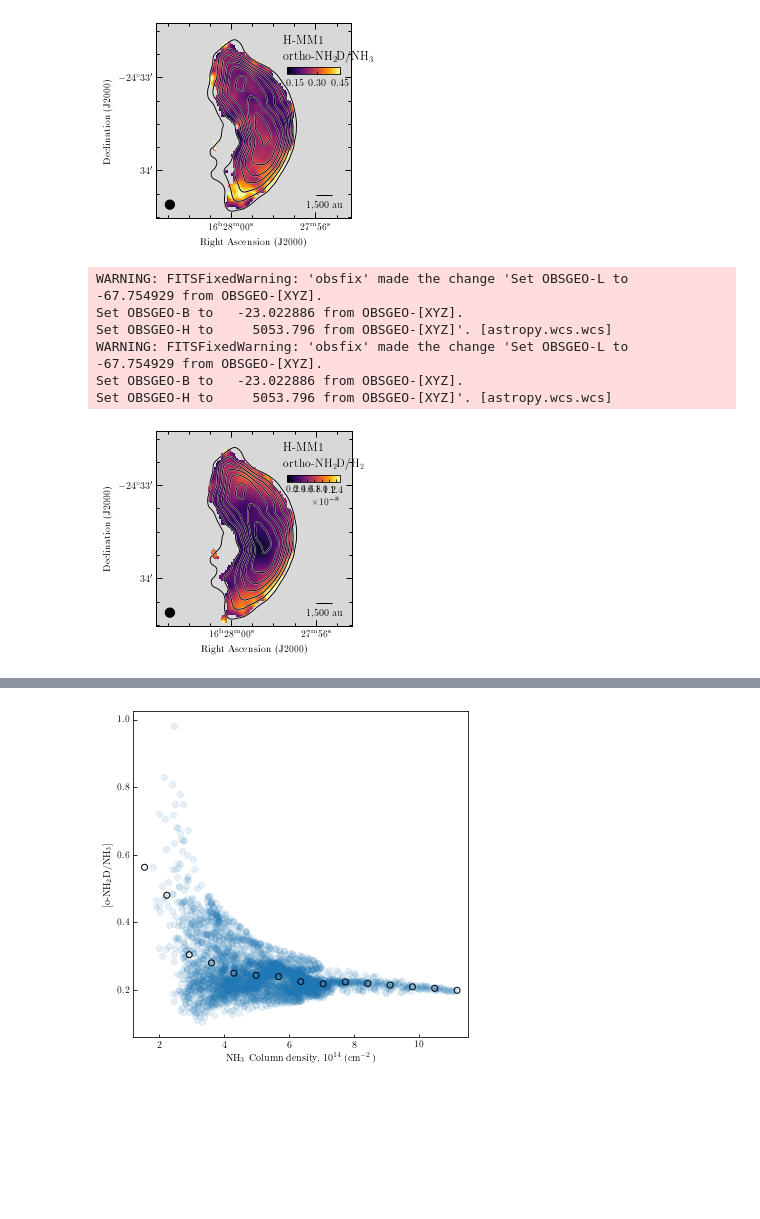
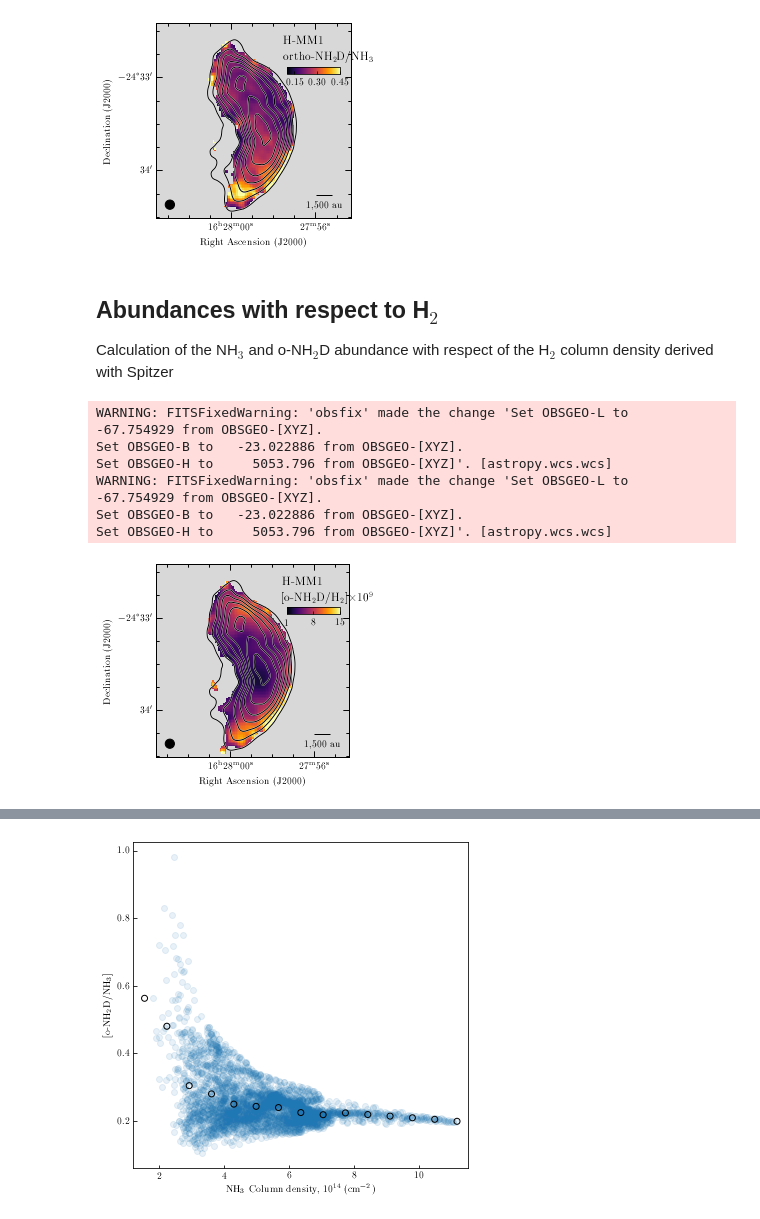
Before and after one commit to jpinedaf/H-MM1_NH3, a Jupyter notebook: H-MM1_compare_NH2D_NH3.ipynb, the cells around one changed output, grey strips where cells are left out. Cells and saved outputs as stored; diff of their text form; code cells hidden in the pictures; blank space fills up the shorter version.

Commit message:
Update H2 and ratios -updated H2 column density file -new scatter plots of NH3 and NH2D vs H2, it highlights the depletion

```diff
--- a/H-MM1_compare_NH2D_NH3.ipynb
+++ b/H-MM1_compare_NH2D_NH3.ipynb
@@ -1297,29 +1275,41 @@ WARNING: FITSFixedWarning: 'obsfix' made the change 'Set OBSGEO-L to   -67.75492
 Set OBSGEO-B to   -23.022886 from OBSGEO-[XYZ].
 Set OBSGEO-H to     5053.796 from OBSGEO-[XYZ]'. [astropy.wcs.wcs]
 [figure]
+# %% [markdown]
+## Abundances with respect to H$_2$
+Calculation of the NH$_3$ and o-NH$_2$D abundance with respect of the H$_2$ column density derived with Spitzer
+# %%
+oNH2D_H2 = oNH2D_array*1e14/N_H2 * 1e9
+pNH2D_H2 = pNH2D_array*1e14/N_H2 * 1e9
+NH3_H2 = 10**NH3_Ncol/N_H2 * 1e9
+
+# abundances in units of 10^-9
+hdu_oNH2D_H2_regrid = fits.PrimaryHDU(oNH2D_H2, hd_Ncol)
+hdu_pNH2D_H2_regrid = fits.PrimaryHDU(pNH2D_H2, hd_Ncol)
+hdu_NH3_H2_regrid = fits.PrimaryHDU(NH3_H2, hd_Ncol)
 # %%
 text_color = 'black'
 fig = aplpy.FITSFigure(hdu_oNH2D_H2_regrid, figsize=(4, 4))
 # fig.show_colorscale(cmap='inferno', interpolation='None')
-fig.show_colorscale(vmin=5e-10, vmax=1.5e-8, cmap='inferno', interpolation='None')
+fig.show_colorscale(vmin=1, vmax=1.5e1, cmap='inferno', interpolation='None')
 plot_setup_alma(fig, label_col=text_color)
 #
 fig.add_label(xpos_lab1, ypos_lab1, 'H-MM1', relative=True,
                 horizontalalignment='left', color=text_color, size=12)
-fig.add_label(xpos_lab2, ypos_lab2, r'ortho-NH$_2$D/H$_2$', relative=True,
+fig.add_label(xpos_lab2, ypos_lab2, r'[o-NH$_2$D/H$_2$]$\times10^9$', relative=True,
                 horizontalalignment='left', color=text_color, size=12)
 
 fig.add_colorbar()
 fig.colorbar.set_box(col_pos, 'horizontal')
-# fig.colorbar.set_ticks([0.15, 0.3, 0.45])
+fig.colorbar.set_ticks([1, 8, 15])
 plt.tight_layout()
 #
 fig.savefig('figs/H-MM1_oNH2D_H2_ratio.pdf', dpi=100)
 # %% [output]
 WARNING: FITSFixedWarning: 'obsfix' made the change 'Set OBSGEO-L to   -67.754929 from OBSGEO-[XYZ].
 Set OBSGEO-B to   -23.022886 from OBSGEO-[XYZ].
 Set OBSGEO-H to     5053.796 from OBSGEO-[XYZ]'. [astropy.wcs.wcs]
 WARNING: FITSFixedWarning: 'obsfix' made the change 'Set OBSGEO-L to   -67.754929 from OBSGEO-[XYZ].
 Set OBSGEO-B to   -23.022886 from OBSGEO-[XYZ].
 Set OBSGEO-H to     5053.796 from OBSGEO-[XYZ]'. [astropy.wcs.wcs]
-[figure, old version]
+[figure, new version]
```
Also changed, not shown: parts of 42 cells of this notebook, 43 other files.
